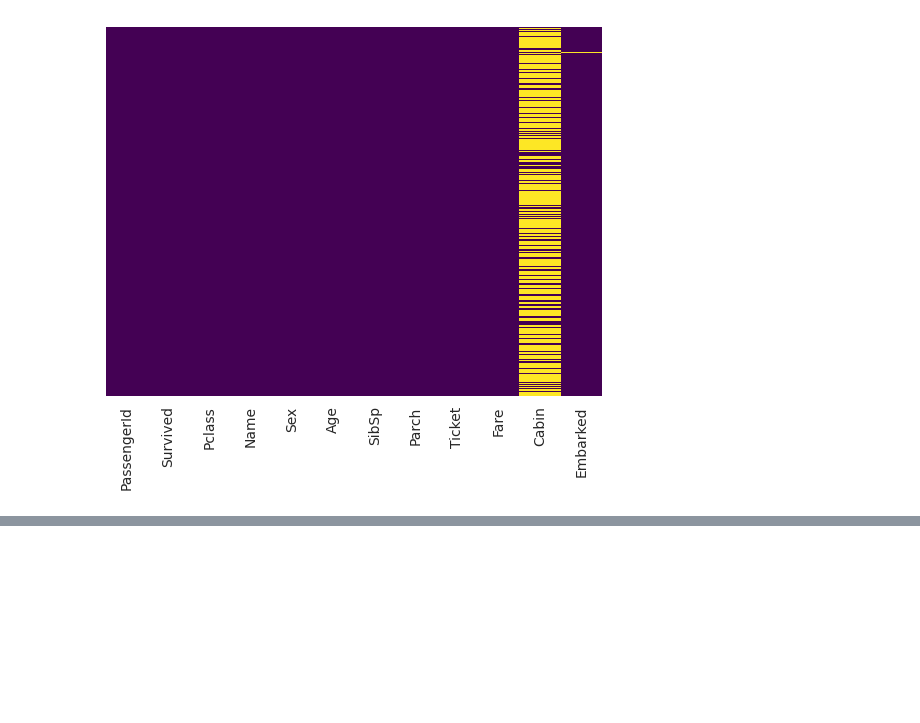
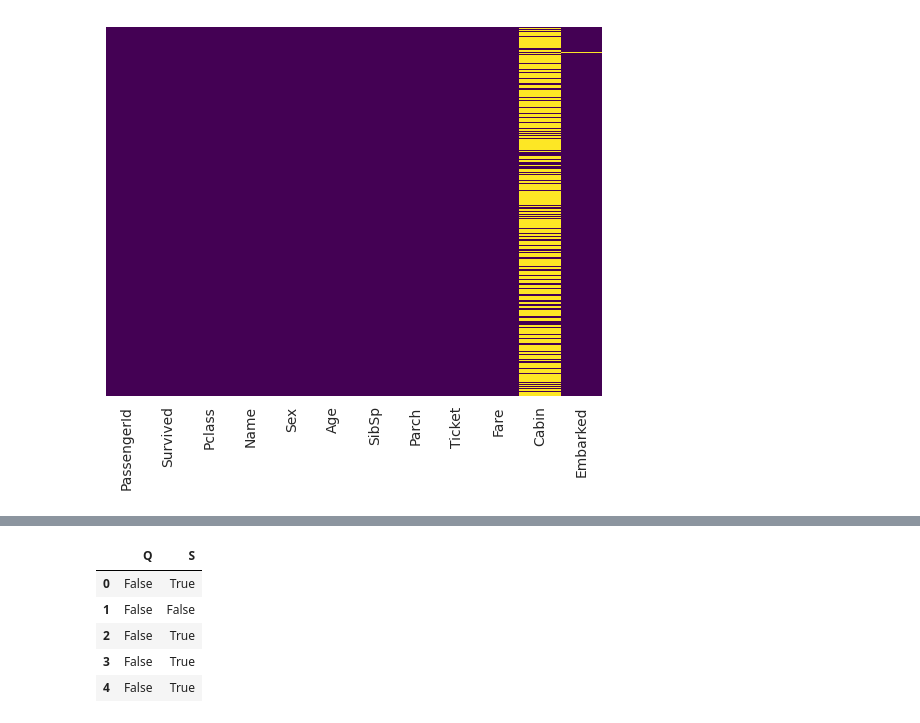
Before and after one commit to bigyan08/PRODIGY_DS_02, a Jupyter notebook: main_script.ipynb, the cells around one changed output, grey strips where cells are left out. Cells and saved outputs as stored; diff of their text form; code cells hidden in the pictures; blank space fills up the shorter version.

```diff
--- a/main_script.ipynb
+++ b/main_script.ipynb
@@ -149,0 +185,9 @@ sns.heatmap(train.isnull(),yticklabels=False,cbar=False,cmap='viridis')
+# %%
+pd.get_dummies(train['Embarked'],drop_first=True).head()
+# %% [output]
+|  | Q | S |
+| 0 | False | True |
+| 1 | False | False |
+| 2 | False | True |
+| 3 | False | True |
+| 4 | False | True |
```
Also changed, not shown: parts of 9 cells of this notebook.
